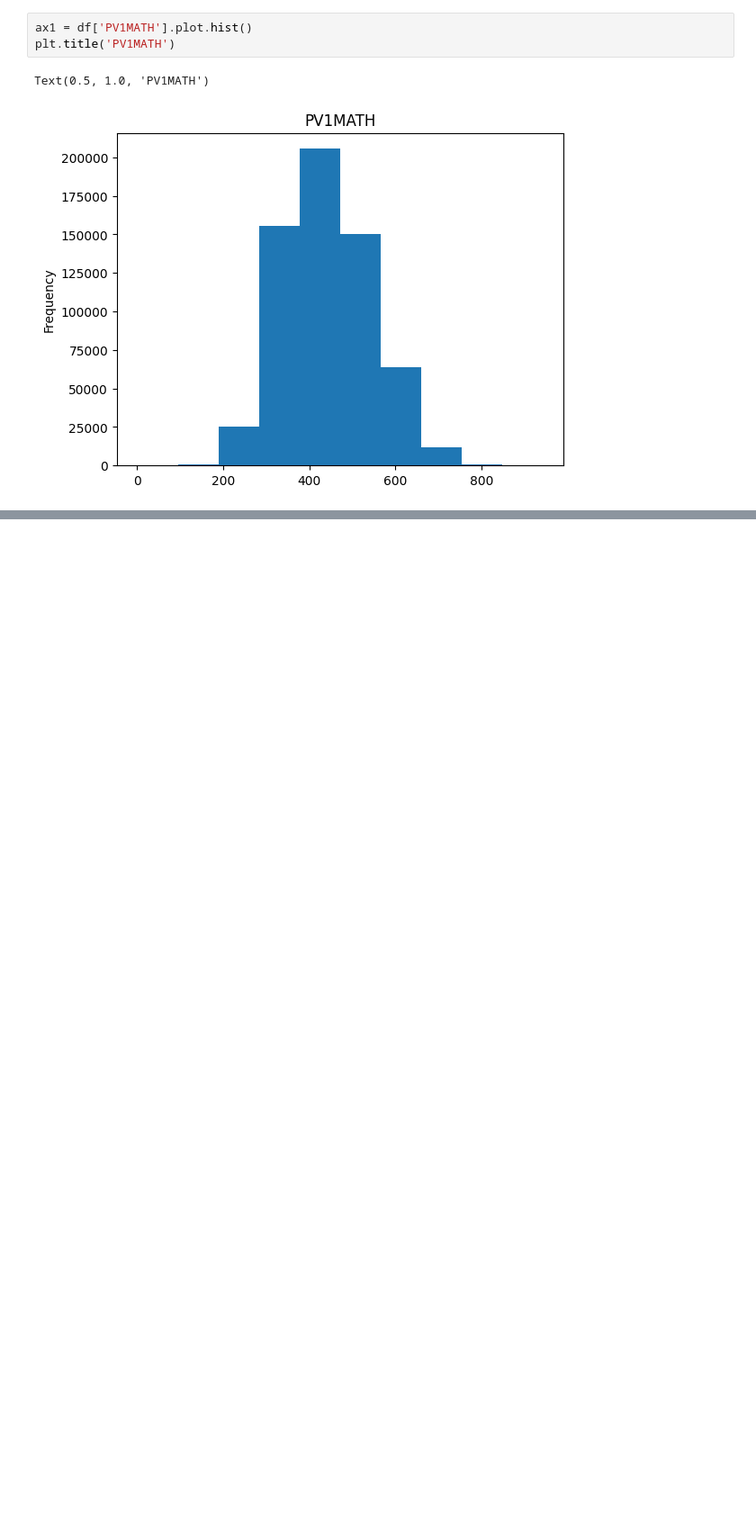
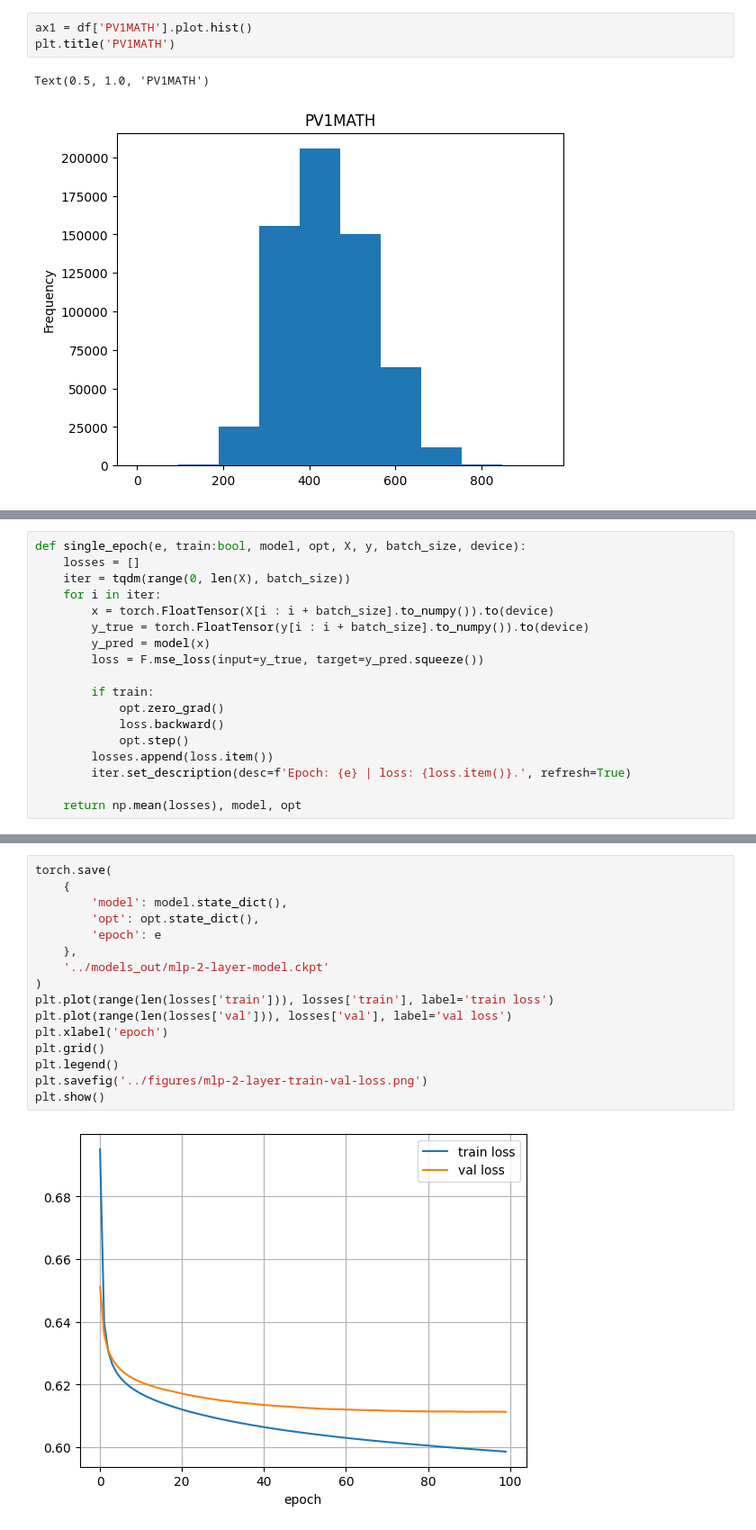
Before and after one commit to GatiAher/pisa_oecd_analysis, a Jupyter notebook: notebooks/exploratory_student_questionnaire.ipynb, the cells around one changed output, grey strips where cells are left out. Shown at 90% size. Saved outputs shown, nothing was run; the diff lists cells and outputs as text; blank space fills up the shorter version.

Commit message:
mlp model

```diff
--- a/notebooks/exploratory_student_questionnaire.ipynb
+++ b/notebooks/exploratory_student_questionnaire.ipynb
@@ -344,0 +644,18 @@ sns.heatmap(c)
+# %%
+def single_epoch(e, train:bool, model, opt, X, y, batch_size, device):
+    losses = []
+    iter = tqdm(range(0, len(X), batch_size))
+    for i in iter:
+        x = torch.FloatTensor(X[i : i + batch_size].to_numpy()).to(device)
+        y_true = torch.FloatTensor(y[i : i + batch_size].to_numpy()).to(device)
+        y_pred = model(x)
+        loss = F.mse_loss(input=y_true, target=y_pred.squeeze())
+
+        if train:
+            opt.zero_grad()
+            loss.backward()
+            opt.step()
+        losses.append(loss.item())
+        iter.set_description(desc=f'Epoch: {e} | loss: {loss.item()}.', refresh=True)
+
+    return np.mean(losses), model, opt
@@ -344,0 +722,18 @@ sns.heatmap(c)
+# %%
+torch.save(
+    {
+        'model': model.state_dict(),
+        'opt': opt.state_dict(),
+        'epoch': e
+    },
+    '../models_out/mlp-2-layer-model.ckpt'
+)
+plt.plot(range(len(losses['train'])), losses['train'], label='train loss')
+plt.plot(range(len(losses['val'])), losses['val'], label='val loss')
+plt.xlabel('epoch')
+plt.grid()
+plt.legend()
+plt.savefig('../figures/mlp-2-layer-train-val-loss.png')
+plt.show()
+# %% [output]
+[figure, added]
```
Also changed, not shown: parts of 47 cells of this notebook, 6 other files.
